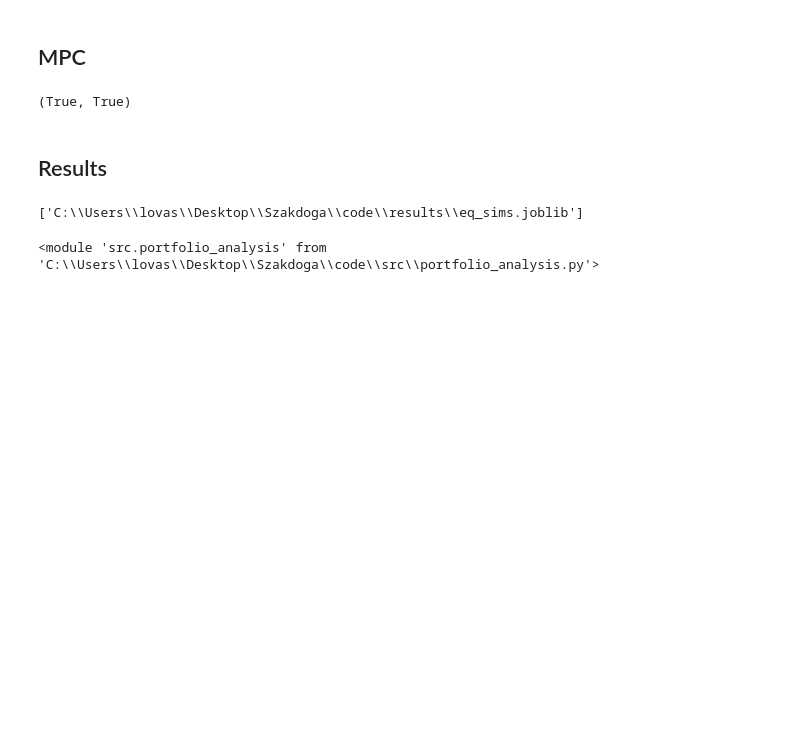
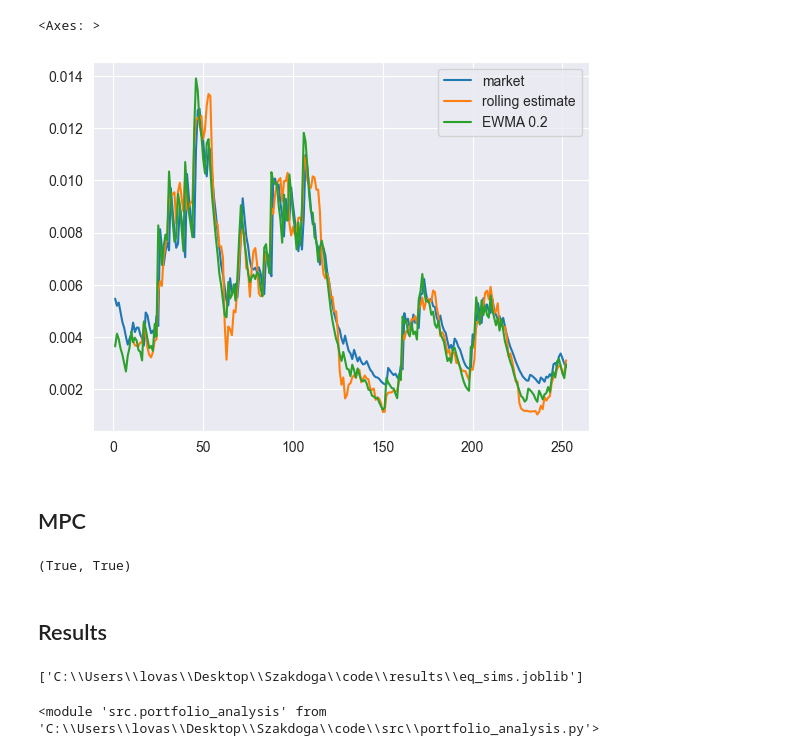
Before and after one commit to V4laky/PortfolioMPC, a Jupyter notebook: notebooks/convex_opt.ipynb, the cells around one changed output. Cells and saved outputs as stored; diff of their text form; code cells hidden in the pictures; blank space fills up the shorter version.

```diff
--- a/notebooks/convex_opt.ipynb
+++ b/notebooks/convex_opt.ipynb
@@ -24,6 +24,16 @@ reload(src.utils)
 from src.utils import make_scenario, generate_scenarios
 # %%
 scenario, r_m, last_r, last_vol = make_scenario(100, "weekly", market, 500, return_last=True)
+# %%
+r, m, mv = market.simulate(252)
+# %%
+rolling_vol = m.rolling(10).std()
+ewma_vol = (m**2).ewm(alpha=0.2, adjust=False).mean()
+aa = pd.concat([mv, rolling_vol, np.sqrt(ewma_vol)], keys=['market', 'rolling estimate', "EWMA 0.2"], axis=1)
+aa.plot()
+# %% [output]
+<Axes: >
+[figure, added]
 # %%
 N = 20 # n_assets
 T = 10 # n_timeperiods - the amount the model sees ahead
```
Also changed, not shown: 2 other files.
